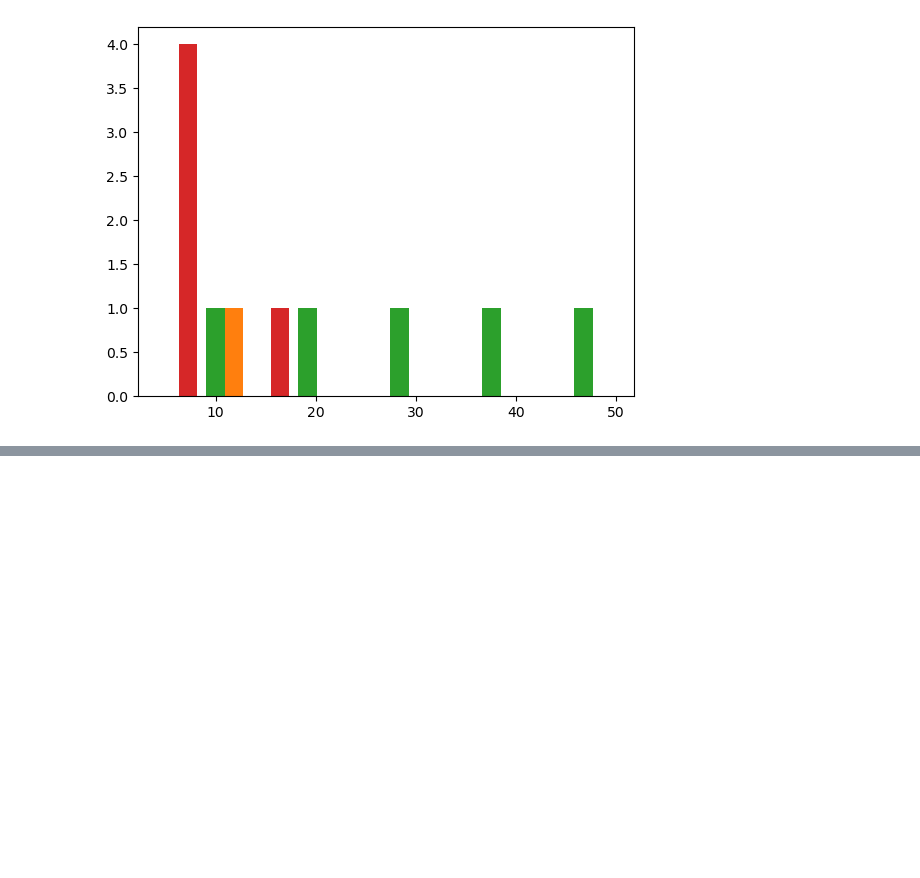
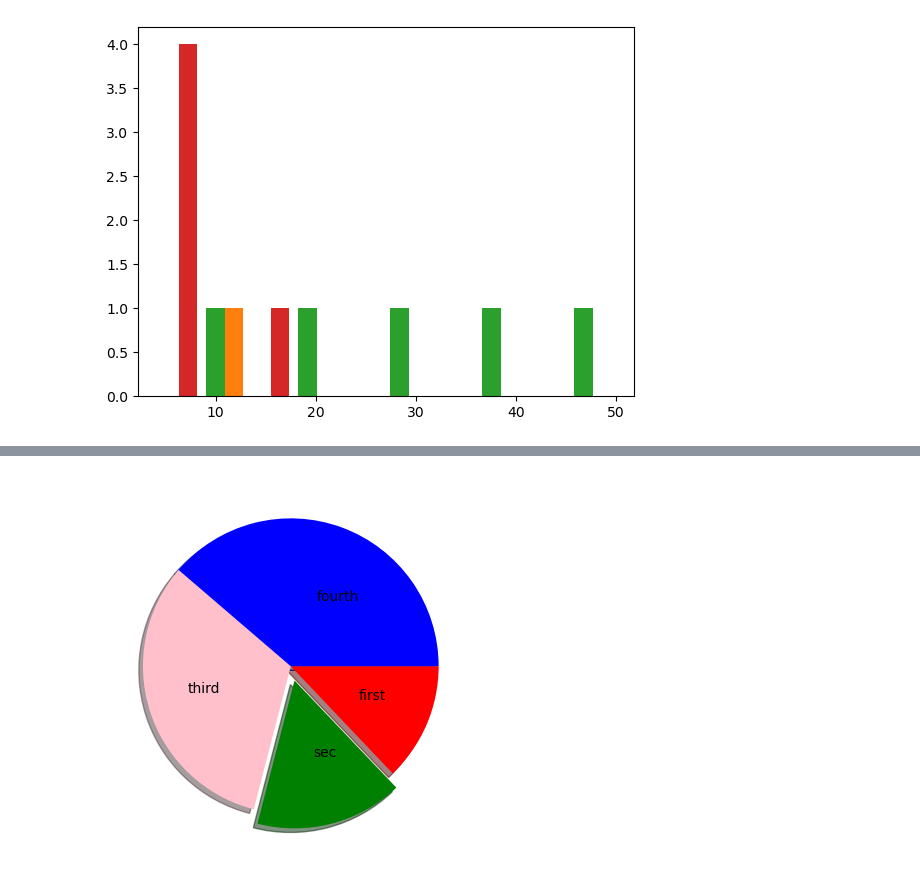
Before and after one commit to MILANKHATIWADA7/DataScience, a Jupyter notebook: insurance and matplotlib_1.ipynb, the cells around one changed output, grey strips where cells are left out. Drawn from its saved outputs; the diff is of its cells as text; code cells hidden in the pictures; blank space fills up the shorter version.

```diff
--- a/insurance and matplotlib_1.ipynb
+++ b/insurance and matplotlib_1.ipynb
@@ -291,0 +325,14 @@ plt.show()
+# %%
+# labeldistance=1.1,
+colors=['red','green','pink', 'blue']
+explode = (0,0.1,0,0)
+labels=['first','sec','third','fourth']
+plt.pie(x,colors=colors,
+       shadow=True,
+        counterclock=False,
+        explode=explode,
+        labeldistance=0.5,
+        labels=labels
+       );
+# %% [output]
+[figure, added]
```
Also changed, not shown: parts of 5 cells of this notebook.
